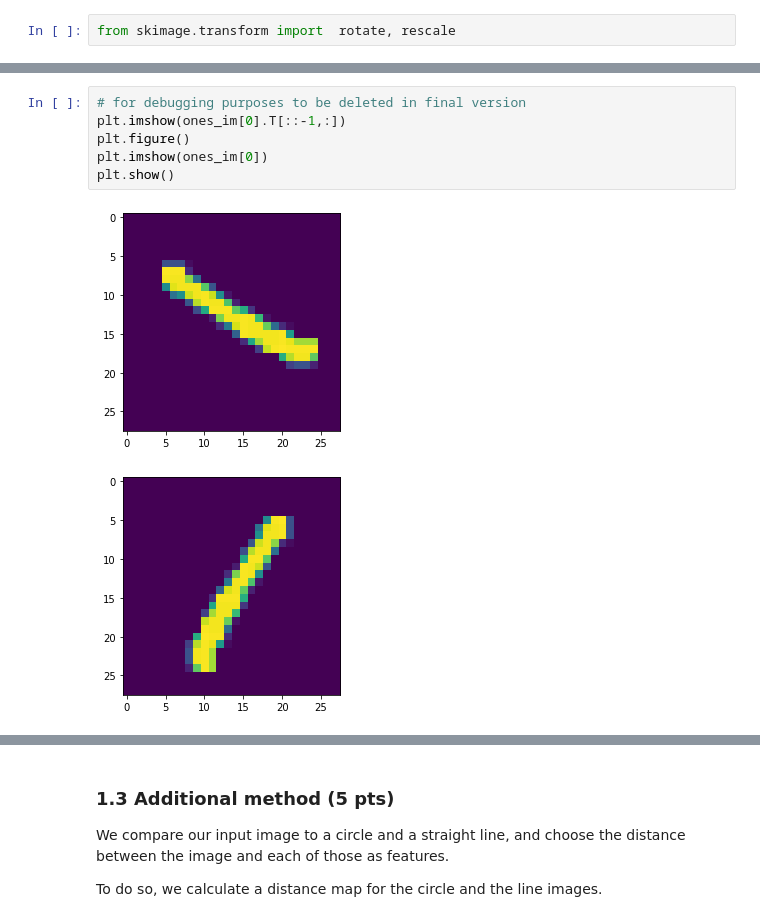
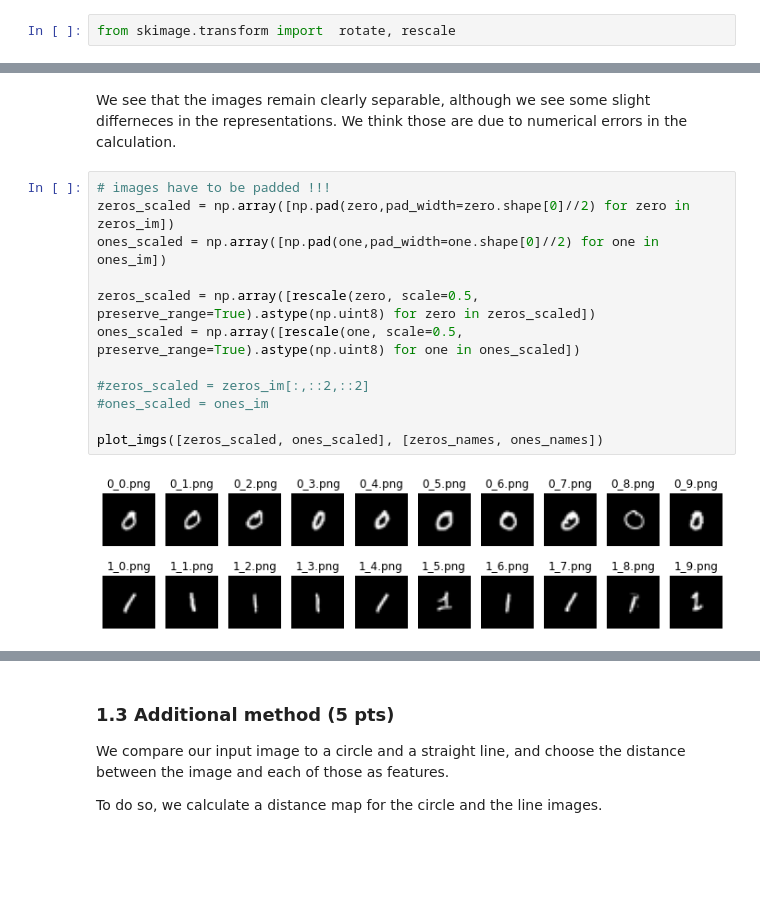
Before and after one commit to aalshabaan/iapr, a Jupyter notebook: labs/lab_02_object_description.ipynb, the cells around one changed output, grey strips where cells are left out. Cells and saved outputs as stored; diff of their text form; blank space fills up the shorter version.

```diff
--- a/labs/lab_02_object_description.ipynb
+++ b/labs/lab_02_object_description.ipynb
@@ -324,9 +286,17 @@ plt.show()
-# %%
-# for debugging purposes to be deleted in final version
-plt.imshow(ones_im[0].T[::-1,:])
-plt.figure()
-plt.imshow(ones_im[0])
-plt.show()
-# %% [output]
-[figure, removed]
-[figure, removed]
+# %% [markdown]
+We see that the images remain clearly separable, although we see some slight differneces in the representations. We think
+those are due to numerical errors in the calculation.
+# %%
+# images have to be padded !!!
+zeros_scaled = np.array([np.pad(zero,pad_width=zero.shape[0]//2) for zero in zeros_im])
+ones_scaled = np.array([np.pad(one,pad_width=one.shape[0]//2) for one in ones_im])
+
+zeros_scaled = np.array([rescale(zero, scale=0.5, preserve_range=True).astype(np.uint8) for zero in zeros_scaled])
+ones_scaled = np.array([rescale(one, scale=0.5, preserve_range=True).astype(np.uint8) for one in ones_scaled])
+
+#zeros_scaled = zeros_im[:,::2,::2]
+#ones_scaled = ones_im
+
+plot_imgs([zeros_scaled, ones_scaled], [zeros_names, ones_names])
+# %% [output]
+[figure, added]
```
Also changed, not shown: parts of 11 cells of this notebook, 1 other file.
